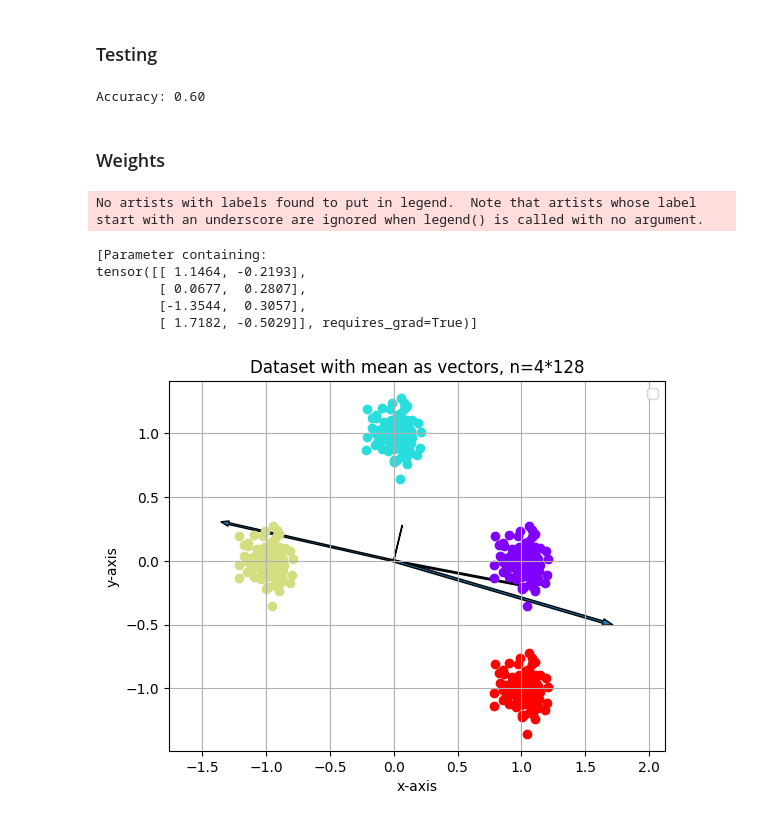
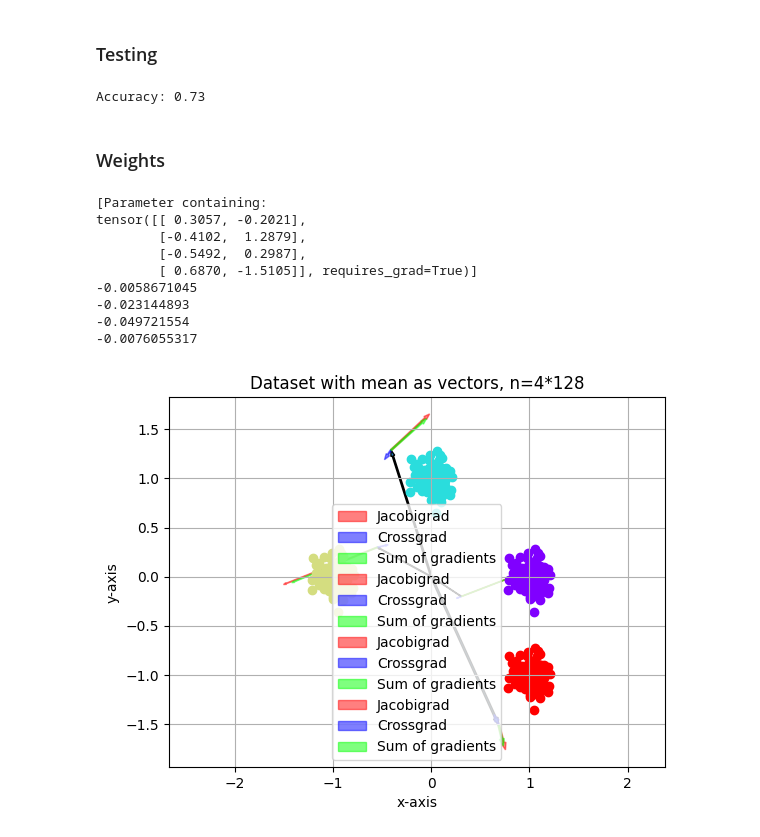
Before and after one commit to Dalsaetra/unitary_memory_indexing_recreated, a Jupyter notebook: notebooks/main.ipynb, the cells around one changed output. Saved outputs shown, nothing was run; the diff lists cells and outputs as text; code cells hidden in the pictures.

Commit message:
Started testing of abs jacobi det

```diff
--- a/notebooks/main.ipynb
+++ b/notebooks/main.ipynb
@@ -71,4 +73,4 @@ training_loader = torch.utils.data.DataLoader(training_data, batch_size=BATCH_SI
 # epoch_data, loss_data, crossloss_data, jacobiloss_data, area_data, area_data_mD = model.train(training_loader,n_epochs=500,area=True)
 # %%
-model = UMI_Jacobi_2_savegrad(2,n_categories,lr=0.001,bias=False,decay=1.0,orthogonal=False)
-epoch_data, loss_data, crossloss_data, jacobiloss_data, area_data_mD, jacobigrad_data, crossgrad_data = model.train(training_loader,n_epochs=1000,area=False)
+model = UMI_Jacobi_2_savegrad(2,n_categories,lr=0.001,bias=False,decay=1,orthogonal=False)
+epoch_data, loss_data, crossloss_data, jacobiloss_data, area_data_mD, jacobigrad_data, crossgrad_data = model.train(training_loader,n_epochs=500,area=False)
@@ -130,7 +122,7 @@ test_set = ScatterData(test_data,test_labels,n_categories)
 acc = (model(test_set.x).argmax(dim=1) == test_set.y.argmax(dim=1)).float().sum().item()/len(test_set)
 print(f'Accuracy: {acc:.2f}')
 # %% [output]
-Accuracy: 0.60
+Accuracy: 0.73
 # %% [markdown]
 ### Weights
 # %%
@@ -139,46 +131,49 @@ w = []
 for param in model.parameters():
     w.append(param)
     print(w)
 
 w_np = w[0].detach().numpy()
 if len(w) > 1:
     bias = w[1].detach().numpy()
 
 
 
 for i in range(len(w_np)):
     w_len = np.linalg.norm(w_np[i])
     width = 0.01*w_len
     # Weight arrows
     plt.arrow(0,0,w_np[i][0],w_np[i][1],length_includes_head=True,width=width)
     # Gradient arrows
-    scale = 10
-    # plt.arrow(w_np[i][0],w_np[i][1],scale*jacobigrad_data[-1][i][0],scale*jacobigrad_data[-1][i][1],length_includes_head=False,width=width,color=(1,0,0,0.5),label="Jacobigrad")
-    # plt.arrow(w_np[i][0],w_np[i][1],scale*crossgrad_data[-1][i][0],scale*crossgrad_data[-1][i][1],length_includes_head=False,width=width,color=(0,0,1,0.5),label="Crossgrad")
-    # # Sum of gradients
-    # plt.arrow(w_np[i][0],w_np[i][1],scale*(jacobigrad_data[-1][i][0]+crossgrad_data[-1][i][0]),scale*(jacobigrad_data[-1][i][1]+crossgrad_data[-1][i][1]),length_includes_head=False,width=width,color=(0,1,0,0.5),label="Sum of gradients")
-    # print(jacobigrad_data[-10][i]@crossgrad_data[-10][i])
+    scale = 1
+    plt.arrow(w_np[i][0],w_np[i][1],scale*jacobigrad_data[-1][i][0],scale*jacobigrad_data[-1][i][1],length_includes_head=False,width=width,color=(1,0,0,0.5),label="Jacobigrad")
+    plt.arrow(w_np[i][0],w_np[i][1],scale*crossgrad_data[-1][i][0],scale*crossgrad_data[-1][i][1],length_includes_head=False,width=width,color=(0,0,1,0.5),label="Crossgrad")
+    # Sum of gradients
+    plt.arrow(w_np[i][0],w_np[i][1],scale*(jacobigrad_data[-1][i][0]+crossgrad_data[-1][i][0]),scale*(jacobigrad_data[-1][i][1]+crossgrad_data[-1][i][1]),length_includes_head=False,width=width,color=(0,1,0,0.5),label="Sum of gradients")
+    print(jacobigrad_data[-10][i]@crossgrad_data[-10][i])
 
 colors = cm.rainbow(np.linspace(0,1,n_categories))
 
 plt.legend()
 dataclass.plot(arrows=False)
 # for col,center,i in zip(colors,centers,range(n_categories)):
 #     plt.scatter(data[i*n_p:(i+1)*n_p,0],data[i*n_p:(i+1)*n_p,1],color=col)
 #     # plt.arrow(0,0,center[0],center[1],length_includes_head=True,width=0.01,color=(0,0,0,0.5))
 
 
 
 # plt.grid()
 # plt.axis('equal')
 # %% [output]
-No artists with labels found to put in legend.  Note that artists whose label start with an underscore are ignored when legend() is called with no argument.
+[Parameter containing:
+tensor([[ 0.3057, -0.2021],
+        [-0.4102,  1.2879],
+        [-0.5492,  0.2987],
+        [ 0.6870, -1.5105]], requires_grad=True)]
+-0.0058671045
+-0.023144893
+-0.049721554
+-0.0076055317
-[Parameter containing:
-tensor([[ 1.1464, -0.2193],
-        [ 0.0677,  0.2807],
-        [-1.3544,  0.3057],
-        [ 1.7182, -0.5029]], requires_grad=True)]
-[figure, old version]
+[figure, new version]
 # %%
 w_his = model.w_his
 loss_data[::16].shape
```
Also changed, not shown: parts of 6 cells of this notebook, 1 other file.
